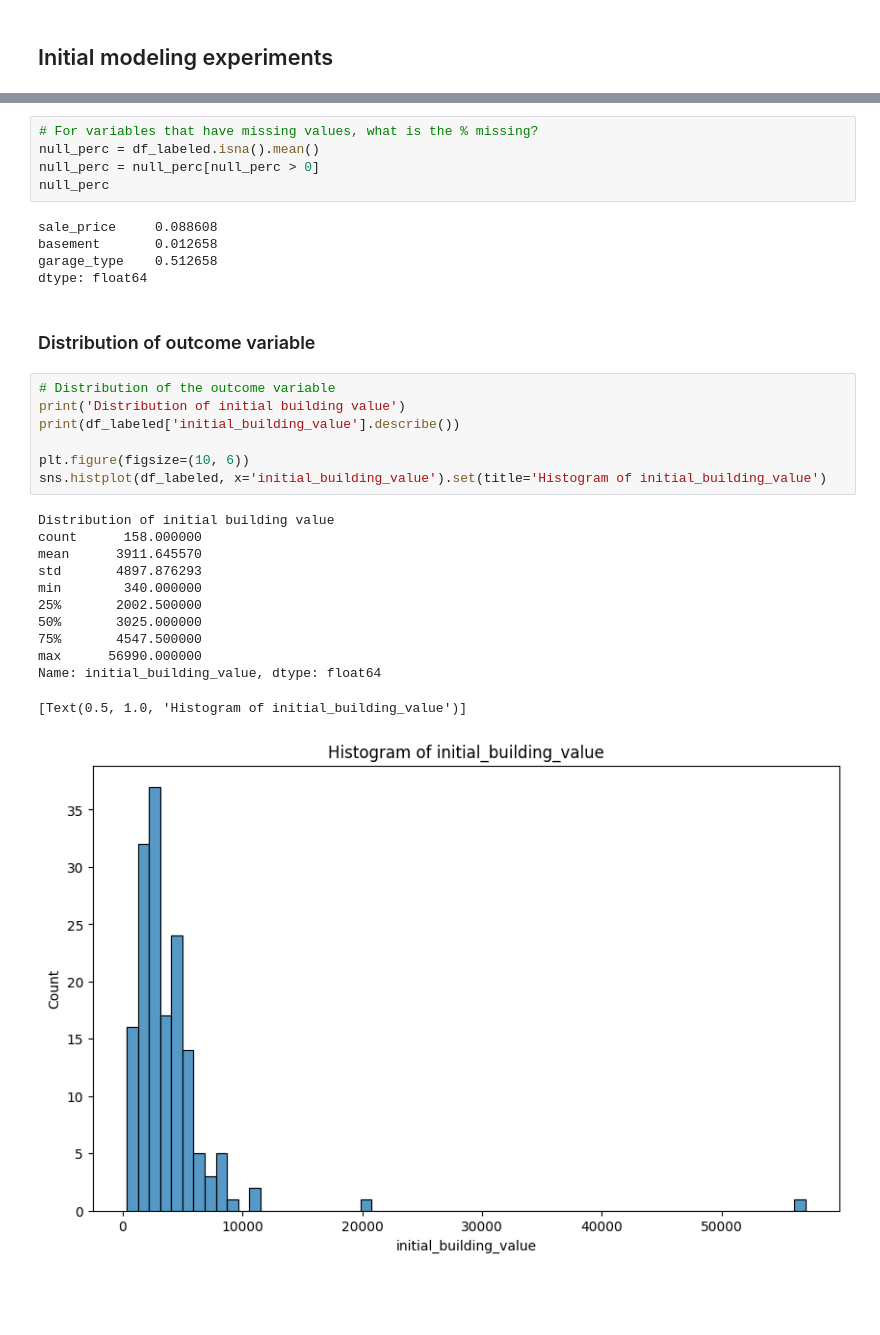
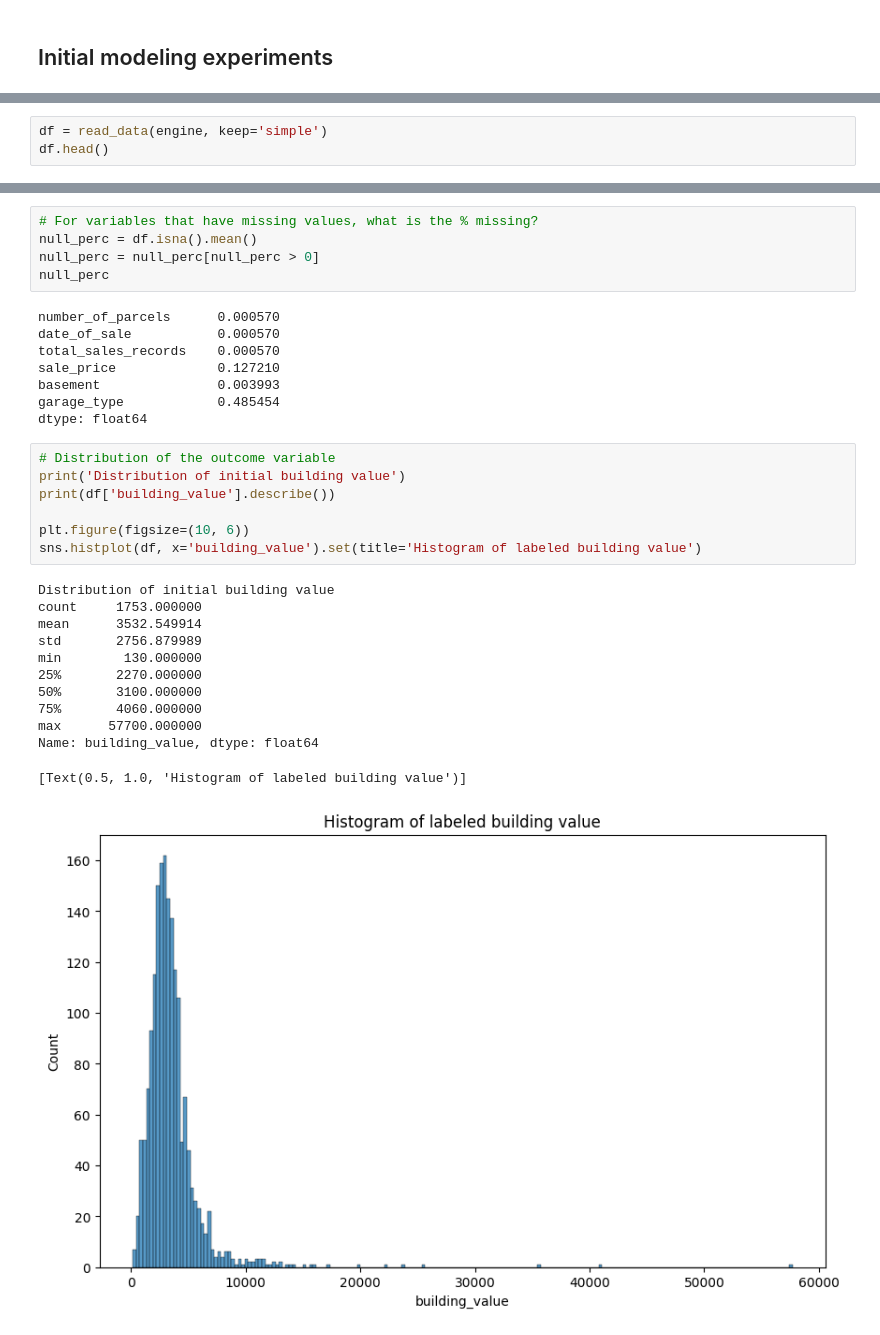
Before and after one commit to JunTaoLuo/ErukaExp, a Jupyter notebook: simple_modeling.ipynb, the cells around one changed output, grey strips where cells are left out. Saved outputs shown, nothing was run; the diff lists cells and outputs as text; blank space fills up the shorter version.

```diff
--- a/simple_modeling.ipynb
+++ b/simple_modeling.ipynb
@@ -39,0 +80,3 @@ df.head()
+# %%
+df = read_data(engine, keep='simple')
+df.head()
@@ -46,32 +108,33 @@ There are 158 labeled observations
 # %%
 # For variables that have missing values, what is the % missing?
-null_perc = df_labeled.isna().mean()
+null_perc = df.isna().mean()
 null_perc = null_perc[null_perc > 0]
 null_perc
 # %% [output]
-sale_price     0.088608
-basement       0.012658
-garage_type    0.512658
+number_of_parcels      0.000570
+date_of_sale           0.000570
+total_sales_records    0.000570
+sale_price             0.127210
+basement               0.003993
+garage_type            0.485454
 dtype: float64
-# %% [markdown]
-### Distribution of outcome variable
 # %%
 # Distribution of the outcome variable
 print('Distribution of initial building value')
-print(df_labeled['initial_building_value'].describe())
+print(df['building_value'].describe())
 
 plt.figure(figsize=(10, 6))
-sns.histplot(df_labeled, x='initial_building_value').set(title='Histogram of initial_building_value')
+sns.histplot(df, x='building_value').set(title='Histogram of labeled building value')
 # %% [output]
 Distribution of initial building value
-count      158.000000
-mean      3911.645570
-std       4897.876293
-min        340.000000
-25%       2002.500000
-50%       3025.000000
-75%       4547.500000
-max      56990.000000
-Name: initial_building_value, dtype: float64
+count     1753.000000
+mean      3532.549914
+std       2756.879989
+min        130.000000
+25%       2270.000000
+50%       3100.000000
+75%       4060.000000
+max      57700.000000
+Name: building_value, dtype: float64
-[Text(0.5, 1.0, 'Histogram of initial_building_value')]
+[Text(0.5, 1.0, 'Histogram of labeled building value')]
-[figure, old version]
+[figure, new version]
```
Also changed, not shown: parts of 20 cells of this notebook, 1 other file.
